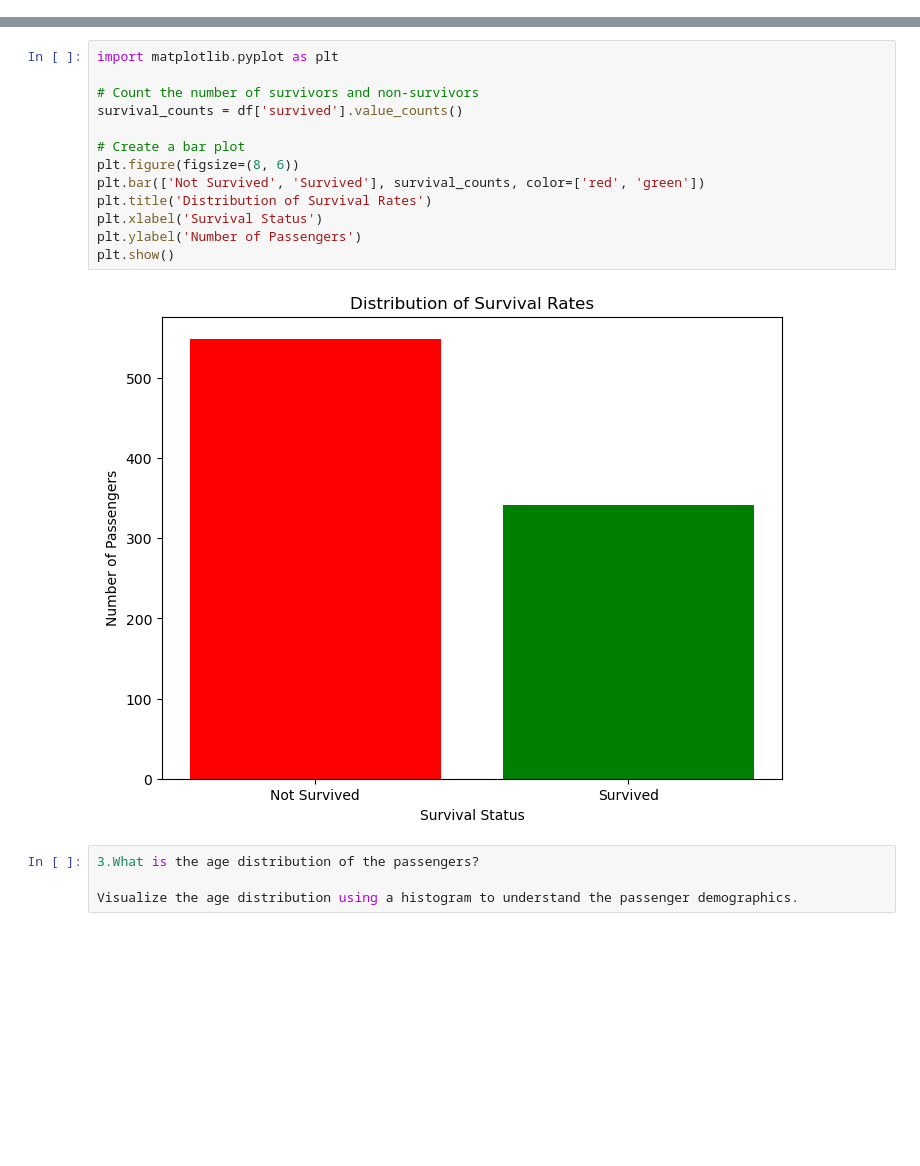
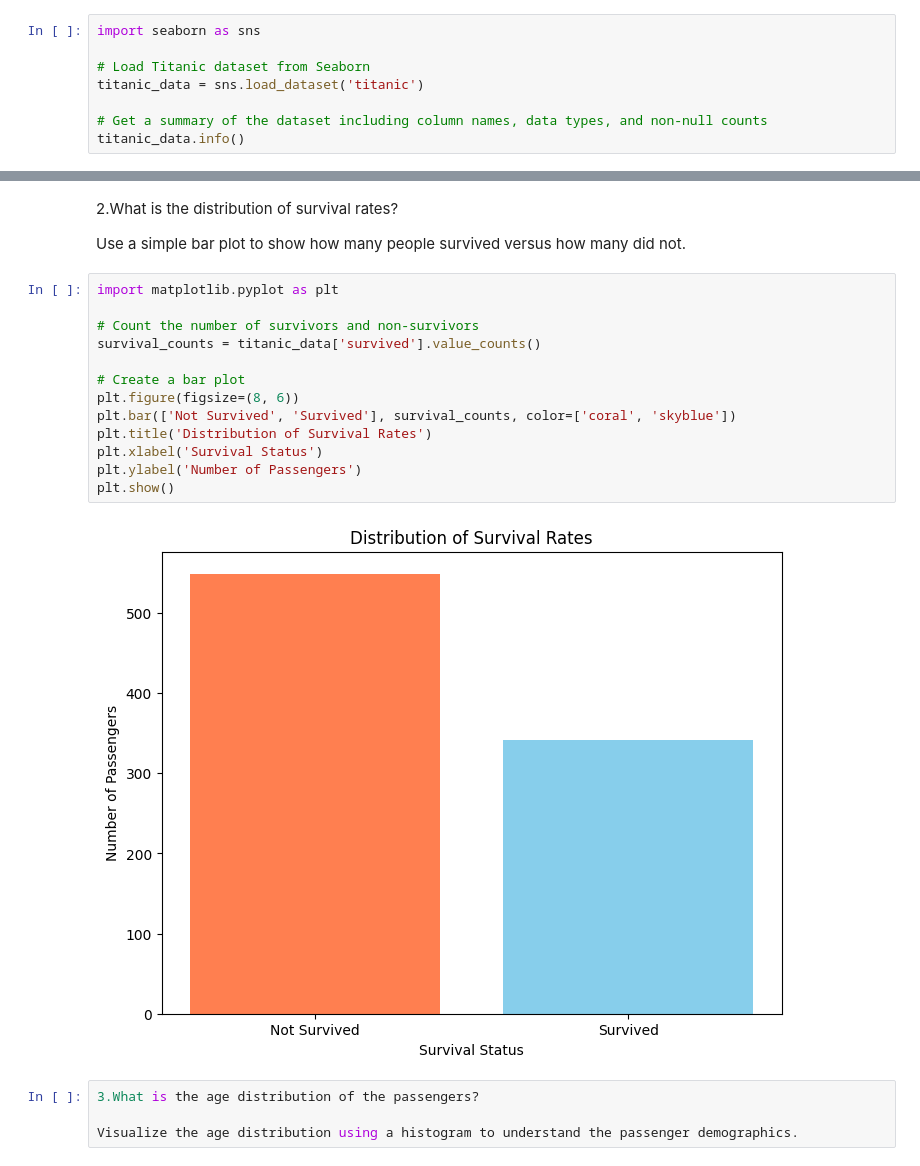
Before and after one commit to eftelakacori/Titanic_Project, a Jupyter notebook: Untitled.ipynb, the cells around one changed output, grey strips where cells are left out. Saved outputs shown, nothing was run; the diff lists cells and outputs as text; blank space fills up the shorter version.

```diff
--- a/Untitled.ipynb
+++ b/Untitled.ipynb
@@ -95,0 +135,8 @@ Use a simple bar plot to show how many people survived versus how many did not.
+# %%
+import seaborn as sns
+
+# Load Titanic dataset from Seaborn
+titanic_data = sns.load_dataset('titanic')
+
+# Get a summary of the dataset including column names, data types, and non-null counts
+titanic_data.info()
@@ -96,18 +161,22 @@ Use a simple bar plot to show how many people survived versus how many did not.
+# %% [markdown]
+2.What is the distribution of survival rates?
+
+Use a simple bar plot to show how many people survived versus how many did not.
 # %%
 import matplotlib.pyplot as plt
 
 # Count the number of survivors and non-survivors
-survival_counts = df['survived'].value_counts()
+survival_counts = titanic_data['survived'].value_counts()
 
 # Create a bar plot
 plt.figure(figsize=(8, 6))
-plt.bar(['Not Survived', 'Survived'], survival_counts, color=['red', 'green'])
+plt.bar(['Not Survived', 'Survived'], survival_counts, color=['coral', 'skyblue'])
 plt.title('Distribution of Survival Rates')
 plt.xlabel('Survival Status')
 plt.ylabel('Number of Passengers')
 plt.show()
 # %% [output]
-[figure, old version]
+[figure, new version]
 # %%
 3.What is the age distribution of the passengers?
 
```
Also changed, not shown: parts of 74 cells of this notebook.
